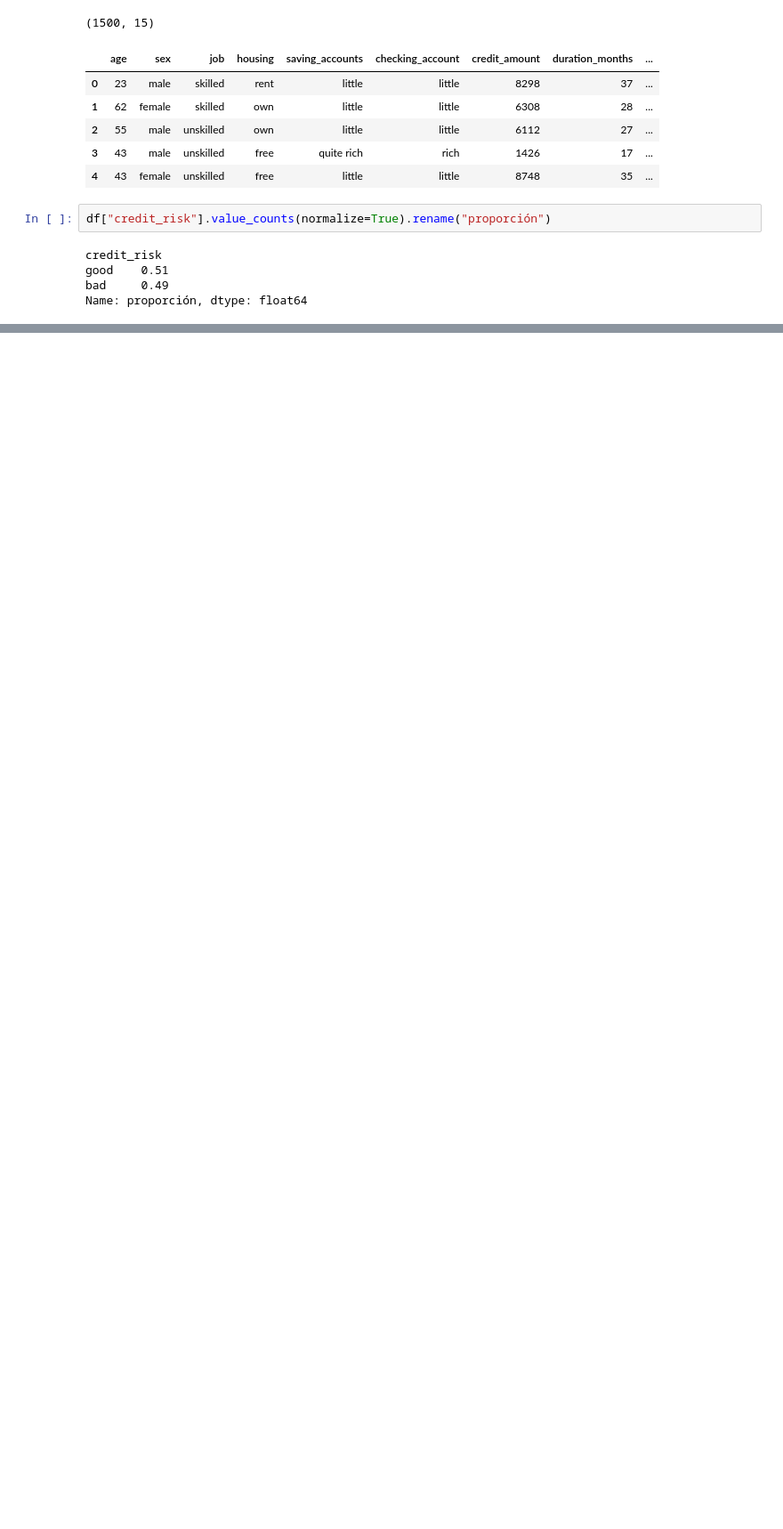
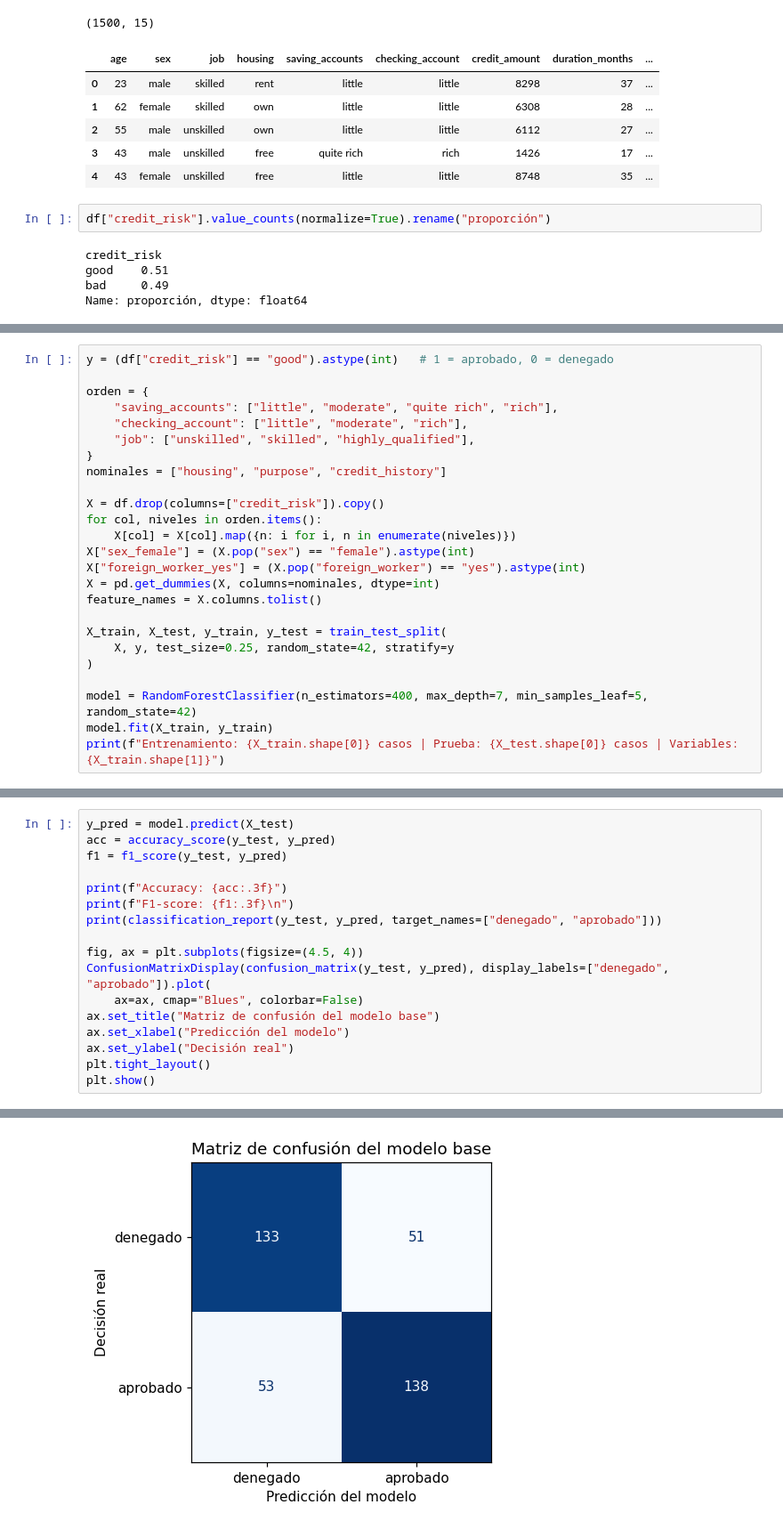
Before and after one commit to AlejandroAlv12/kodigo, a Jupyter notebook: modulo2/Laboratorio IA etica/Laboratorio_IA_Etica_Sesgos_Explicabilidad.ipynb, the cells around one changed output, grey strips where cells are left out. Shown at 89% size. Cells and saved outputs as stored; diff of their text form; blank space fills up the shorter version.

```diff
--- a/modulo2/Laboratorio IA etica/Laboratorio_IA_Etica_Sesgos_Explicabilidad.ipynb
+++ b/modulo2/Laboratorio IA etica/Laboratorio_IA_Etica_Sesgos_Explicabilidad.ipynb
@@ -447,0 +122,25 @@ Este laboratorio mostró que un modelo con **buen desempeño técnico** (accurac
+# %%
+y = (df["credit_risk"] == "good").astype(int)   # 1 = aprobado, 0 = denegado
+
+orden = {
+    "saving_accounts": ["little", "moderate", "quite rich", "rich"],
+    "checking_account": ["little", "moderate", "rich"],
+    "job": ["unskilled", "skilled", "highly_qualified"],
+}
+nominales = ["housing", "purpose", "credit_history"]
+
+X = df.drop(columns=["credit_risk"]).copy()
+for col, niveles in orden.items():
+    X[col] = X[col].map({n: i for i, n in enumerate(niveles)})
+X["sex_female"] = (X.pop("sex") == "female").astype(int)
+X["foreign_worker_yes"] = (X.pop("foreign_worker") == "yes").astype(int)
+X = pd.get_dummies(X, columns=nominales, dtype=int)
+feature_names = X.columns.tolist()
+
+X_train, X_test, y_train, y_test = train_test_split(
+    X, y, test_size=0.25, random_state=42, stratify=y
+)
+
+model = RandomForestClassifier(n_estimators=400, max_depth=7, min_samples_leaf=5, random_state=42)
+model.fit(X_train, y_train)
+print(f"Entrenamiento: {X_train.shape[0]} casos | Prueba: {X_test.shape[0]} casos | Variables: {X_train.shape[1]}")
@@ -447,0 +149,18 @@ Este laboratorio mostró que un modelo con **buen desempeño técnico** (accurac
+# %%
+y_pred = model.predict(X_test)
+acc = accuracy_score(y_test, y_pred)
+f1 = f1_score(y_test, y_pred)
+
+print(f"Accuracy: {acc:.3f}")
+print(f"F1-score: {f1:.3f}\n")
+print(classification_report(y_test, y_pred, target_names=["denegado", "aprobado"]))
+
+fig, ax = plt.subplots(figsize=(4.5, 4))
+ConfusionMatrixDisplay(confusion_matrix(y_test, y_pred), display_labels=["denegado", "aprobado"]).plot(
+    ax=ax, cmap="Blues", colorbar=False)
+ax.set_title("Matriz de confusión del modelo base")
+ax.set_xlabel("Predicción del modelo")
+ax.set_ylabel("Decisión real")
+plt.tight_layout()
+plt.show()
+# %% [output]
@@ -447,0 +178 @@ Este laboratorio mostró que un modelo con **buen desempeño técnico** (accurac
+[figure, added]
```
Also changed, not shown: parts of 71 cells of this notebook.
